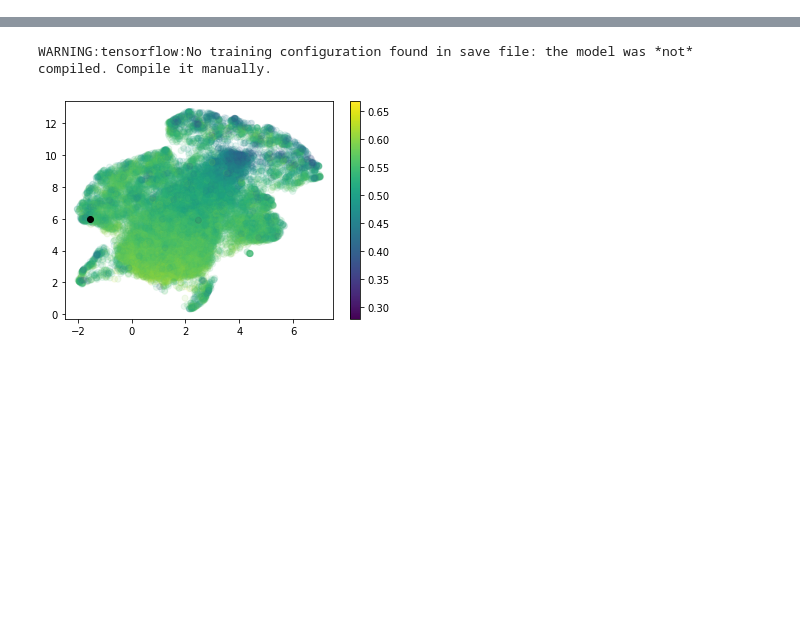
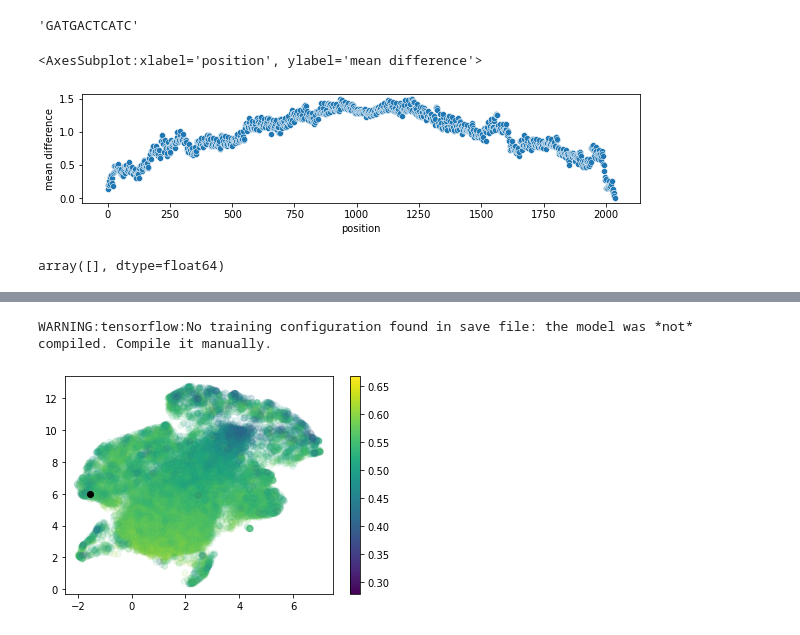
Before and after one commit to amberT15/QuantPred, a Jupyter notebook: seamonster/seamonster_GIA_experiments_add_motifs.ipynb, the cells around one changed output, grey strips where cells are left out. Saved outputs shown, nothing was run; the diff lists cells and outputs as text; code cells hidden in the pictures; blank space fills up the shorter version.

```diff
--- a/seamonster/seamonster_GIA_experiments_add_motifs.ipynb
+++ b/seamonster/seamonster_GIA_experiments_add_motifs.ipynb
@@ -29,0 +93,14 @@ The autoreload extension is already loaded. To reload it, use:
+# %%
+best_pc3_flank
+# %% [output]
+'GATGACTCATC'
+# %%
+positional_bias_results = pd.read_csv('add_GIA/logitsrun-20210825_040148-nieq47kf/PC-3_..TGA.TCA../dinuc/positional_bias_analysis.csv')
+# %%
+plt.figure(figsize=[10,2])
+df = positional_bias_results[positional_bias_results['cell line'] == 'PC-3']
+sns.scatterplot(data=df, x='position',
+    y='mean difference')
+# %% [output]
+<AxesSubplot:xlabel='position', ylabel='mean difference'>
+[figure, added]
@@ -29,0 +131,4 @@ The autoreload extension is already loaded. To reload it, use:
+# %%
+best_dist_interaction[best_dist_interaction['motif']=='GATGACTCATA at 1024']['mean difference'].values
+# %% [output]
+array([], dtype=float64)
```
Also changed, not shown: parts of 53 cells of this notebook, 1 other file.
